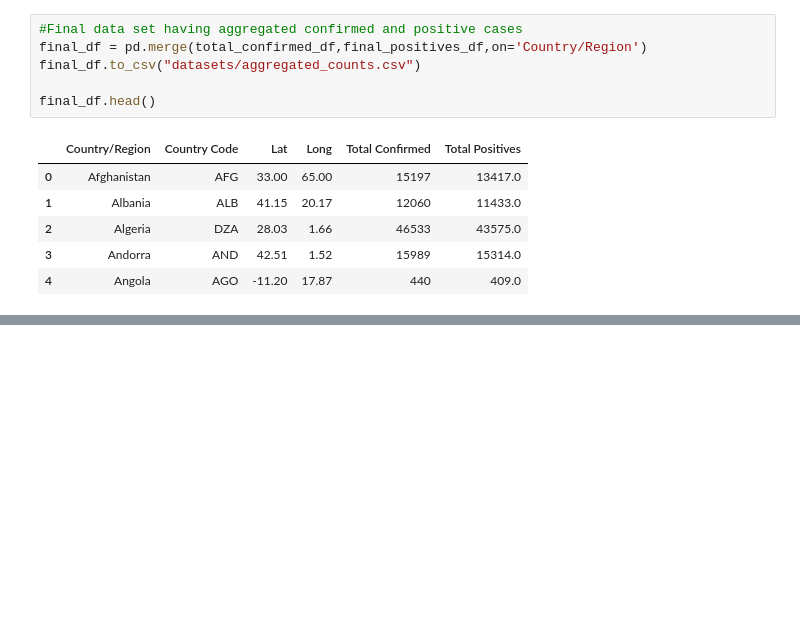
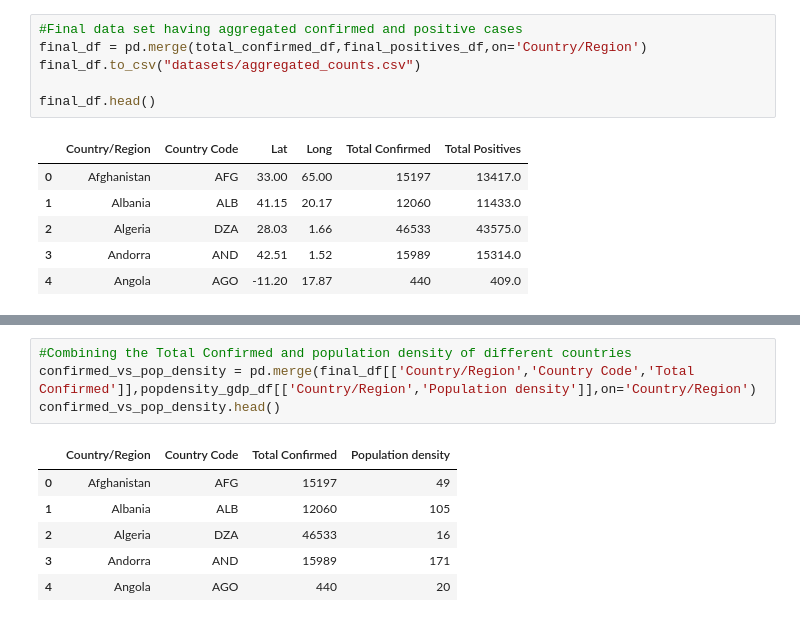
Before and after one commit to dtangster/cmpe256, a Jupyter notebook: hidden_dragon_data_preprocessing.ipynb, the cells around one changed output, grey strips where cells are left out. Saved outputs shown, nothing was run; the diff lists cells and outputs as text; blank space fills up the shorter version.

```diff
--- a/hidden_dragon_data_preprocessing.ipynb
+++ b/hidden_dragon_data_preprocessing.ipynb
@@ -91,0 +121,11 @@ final_df.head()
+# %%
+#Combining the Total Confirmed and population density of different countries
+confirmed_vs_pop_density = pd.merge(final_df[['Country/Region','Country Code','Total Confirmed']],popdensity_gdp_df[['Country/Region','Population density']],on='Country/Region')
+confirmed_vs_pop_density.head()
+# %% [output]
+|  | Country/Region | Country Code | Total Confirmed | Population density |
+| 0 | Afghanistan | AFG | 15197 | 49 |
+| 1 | Albania | ALB | 12060 | 105 |
+| 2 | Algeria | DZA | 46533 | 16 |
+| 3 | Andorra | AND | 15989 | 171 |
+| 4 | Angola | AGO | 440 | 20 |
```
Also changed, not shown: parts of 10 cells of this notebook.
